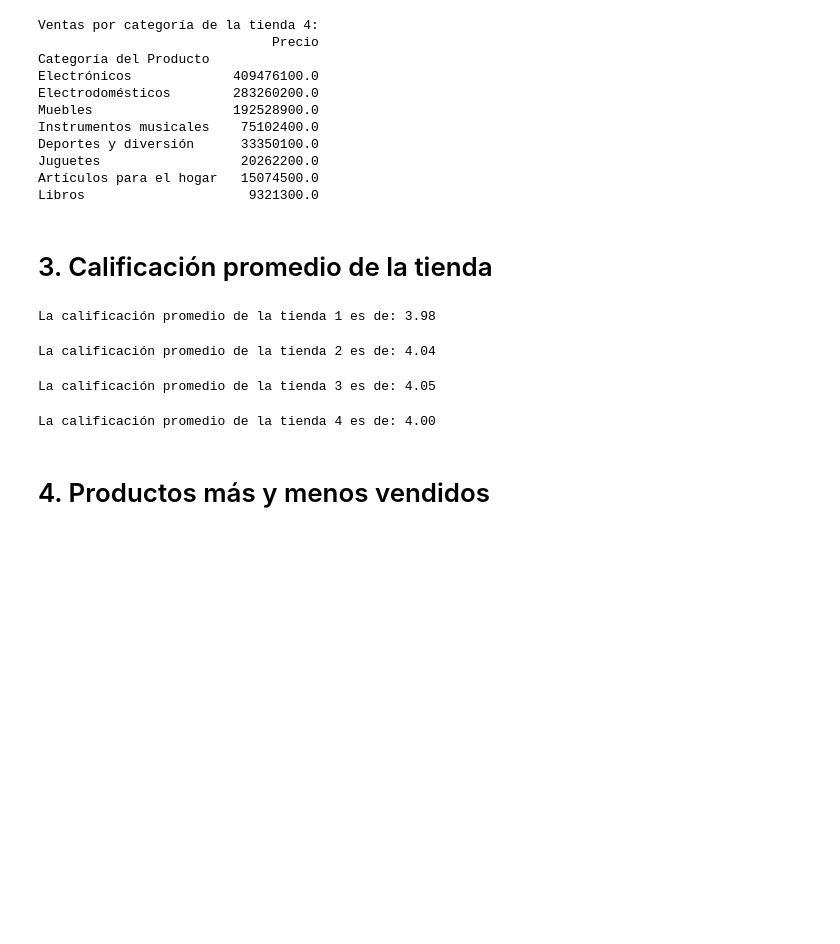
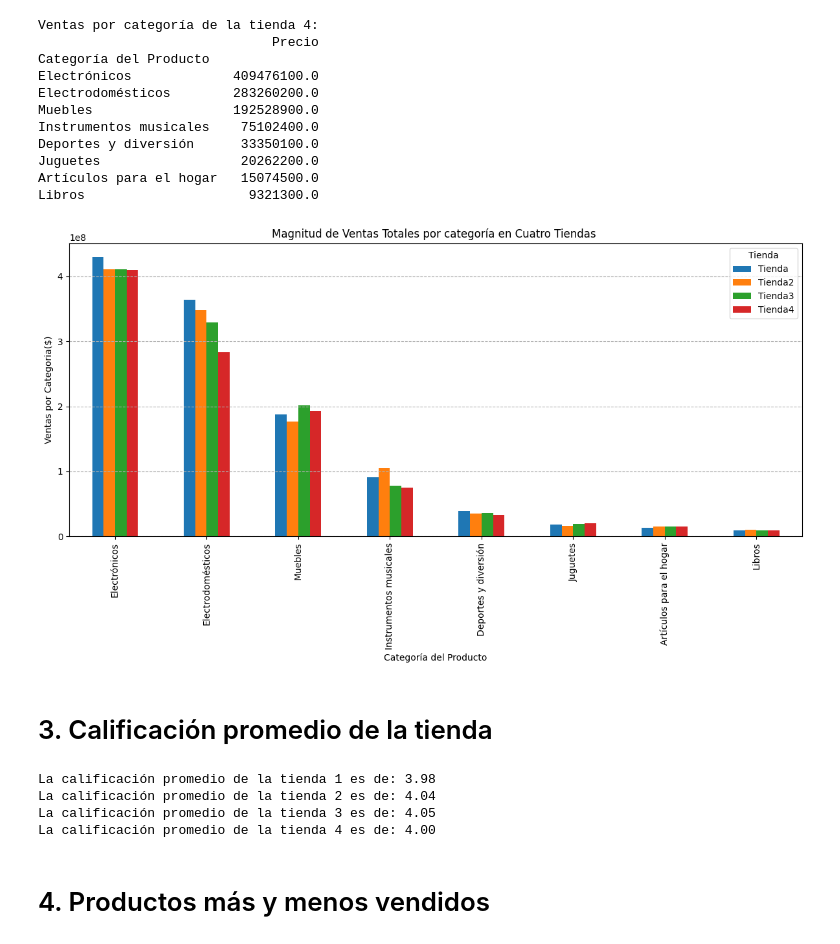
Before and after one commit to rociocelestial/Challenge1-Data-Science, a Jupyter notebook: AluraStoreLatam_(1).ipynb, the cells around one changed output. Cells and saved outputs as stored; diff of their text form; code cells hidden in the pictures; blank space fills up the shorter version.

```diff
--- a/AluraStoreLatam_(1).ipynb
+++ b/AluraStoreLatam_(1).ipynb
@@ -164,6 +178,25 @@ Deportes y diversión      33350100.0
 Juguetes                  20262200.0
 Artículos para el hogar   15074500.0
 Libros                     9321300.0
+# %%
+df_ventas = pd.DataFrame({
+    'Tienda': venta_por_categoria['Precio'],
+    'Tienda2': venta_por_categoria2['Precio'],
+    'Tienda3': venta_por_categoria3['Precio'],
+    'Tienda4': venta_por_categoria4['Precio']
+})
+
+plt.figure(figsize=(12, 7))
+df_ventas.plot(kind='bar', ax=plt.gca())
+plt.title('Magnitud de Ventas Totales por categoría en Cuatro Tiendas ')
+plt.xlabel('Categoría del Producto')
+plt.ylabel('Ventas por Categoria($)')
+plt.legend(title='Tienda',loc='upper right')
+plt.grid(axis='y', linestyle='--')
+plt.tight_layout()
+plt.show()
+# %% [output]
+[figure, added]
 # %% [markdown]
 # 3. Calificación promedio de la tienda
 # %%
@@ -173,19 +206,13 @@ calificacion_promedio3 = tienda3['Calificación'].mean()
 calificacion_promedio4 = tienda4['Calificación'].mean()
 
 print(f'La calificación promedio de la tienda 1 es de: {calificacion_promedio:.2f}')
+print(f'La calificación promedio de la tienda 2 es de: {calificacion_promedio2:.2f}')
+print(f'La calificación promedio de la tienda 3 es de: {calificacion_promedio3:.2f}')
+print(f'La calificación promedio de la tienda 4 es de: {calificacion_promedio4:.2f}')
 # %% [output]
 La calificación promedio de la tienda 1 es de: 3.98
+La calificación promedio de la tienda 2 es de: 4.04
+La calificación promedio de la tienda 3 es de: 4.05
+La calificación promedio de la tienda 4 es de: 4.00
-# %%
-print(f'La calificación promedio de la tienda 2 es de: {calificacion_promedio2:.2f}')
-# %% [output]
-La calificación promedio de la tienda 2 es de: 4.04
-# %%
-print(f'La calificación promedio de la tienda 3 es de: {calificacion_promedio3:.2f}')
-# %% [output]
-La calificación promedio de la tienda 3 es de: 4.05
-# %%
-print(f'La calificación promedio de la tienda 4 es de: {calificacion_promedio4:.2f}')
-# %% [output]
-La calificación promedio de la tienda 4 es de: 4.00
 # %% [markdown]
 # 4. Productos más y menos vendidos
```
Also changed, not shown: parts of 15 cells of this notebook.
